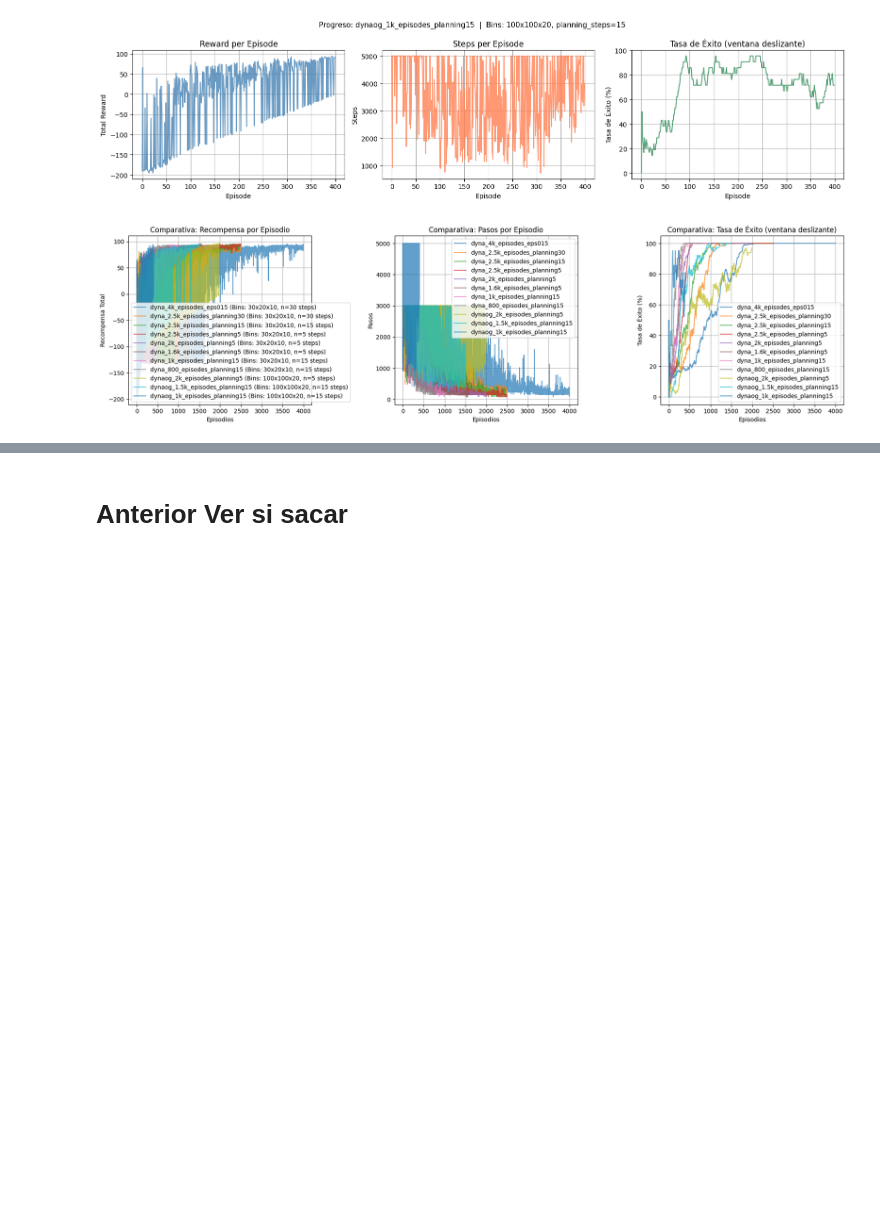
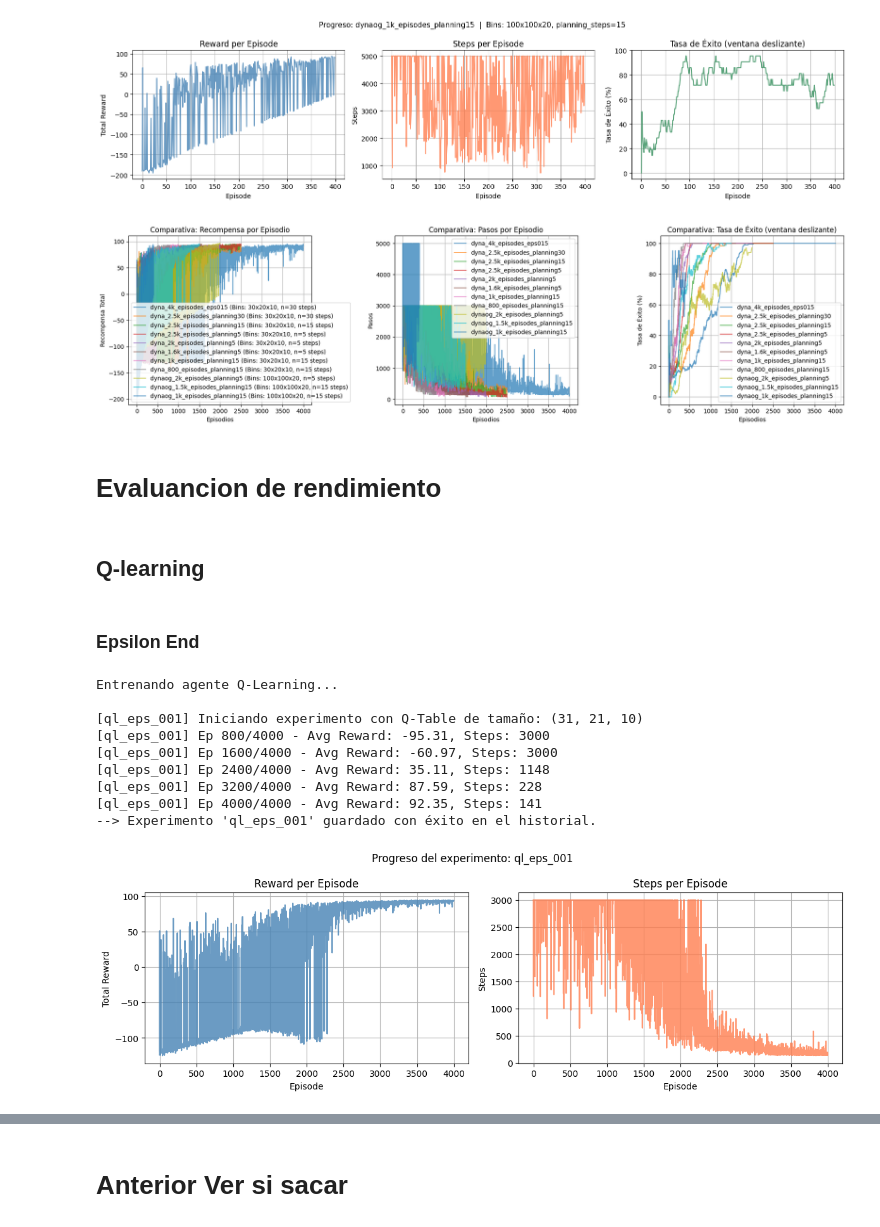
Before and after one commit to Martinabz/Obligatorio-IA-Abzaradel-Olaso-282958-281981-, a Jupyter notebook: Obligatorio Marzo 2026/MountainCarContinuous/continuous_mountain_car.ipynb, the cells around one changed output, grey strips where cells are left out. Saved outputs shown, nothing was run; the diff lists cells and outputs as text; code cells hidden in the pictures; blank space fills up the shorter version.

```diff
--- a/Obligatorio Marzo 2026/MountainCarContinuous/continuous_mountain_car.ipynb
+++ b/Obligatorio Marzo 2026/MountainCarContinuous/continuous_mountain_car.ipynb
@@ -755,3 +755,5 @@ dyna_manager.plot_training_history(id_d12)
 dyna_manager.plot_comparisons()
 # %% [output]
 [figure]
+# %% [markdown]
+# Evaluancion de rendimiento
@@ -757,0 +766,38 @@ dyna_manager.plot_comparisons()
+# %% [markdown]
+## Q-learning
+# %% [markdown]
+### Epsilon End
+# %%
+id_qe1 = "ql_eps_001"
+id_qe2 = "ql_eps_01"
+id_qe3 = "ql_eps_05"
+# %%
+
+print("Entrenando agente Q-Learning...")
+
+manager.train_run(
+    env=env,
+    run_id=id_qe1,
+    x_bins=30,
+    vel_bins=20,
+    action_bins=10,
+    episodes=4000,
+    alpha=0.05,
+    gamma=0.99,
+    epsilon_start=0.99,
+    epsilon_end=0.001,
+    max_steps=3000
+)
+env.close()
+manager.plot_training_history(id_qe1)
+# %% [output]
+Entrenando agente Q-Learning...
+
+[ql_eps_001] Iniciando experimento con Q-Table de tamaño: (31, 21, 10)
+[ql_eps_001] Ep 800/4000 - Avg Reward: -95.31, Steps: 3000
+[ql_eps_001] Ep 1600/4000 - Avg Reward: -60.97, Steps: 3000
+[ql_eps_001] Ep 2400/4000 - Avg Reward: 35.11, Steps: 1148
+[ql_eps_001] Ep 3200/4000 - Avg Reward: 87.59, Steps: 228
+[ql_eps_001] Ep 4000/4000 - Avg Reward: 92.35, Steps: 141
+--> Experimento 'ql_eps_001' guardado con éxito en el historial.
+[figure, added]
```
Also changed, not shown: parts of 48 cells of this notebook, 1 other file.
